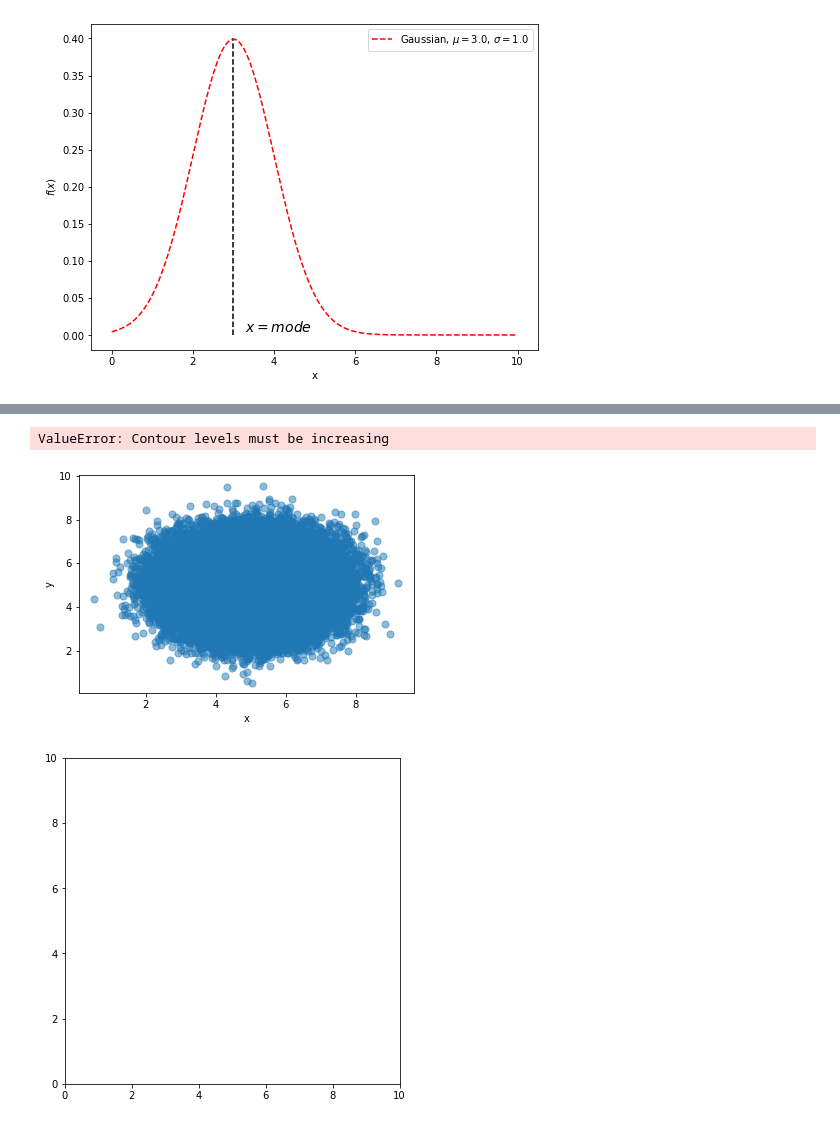
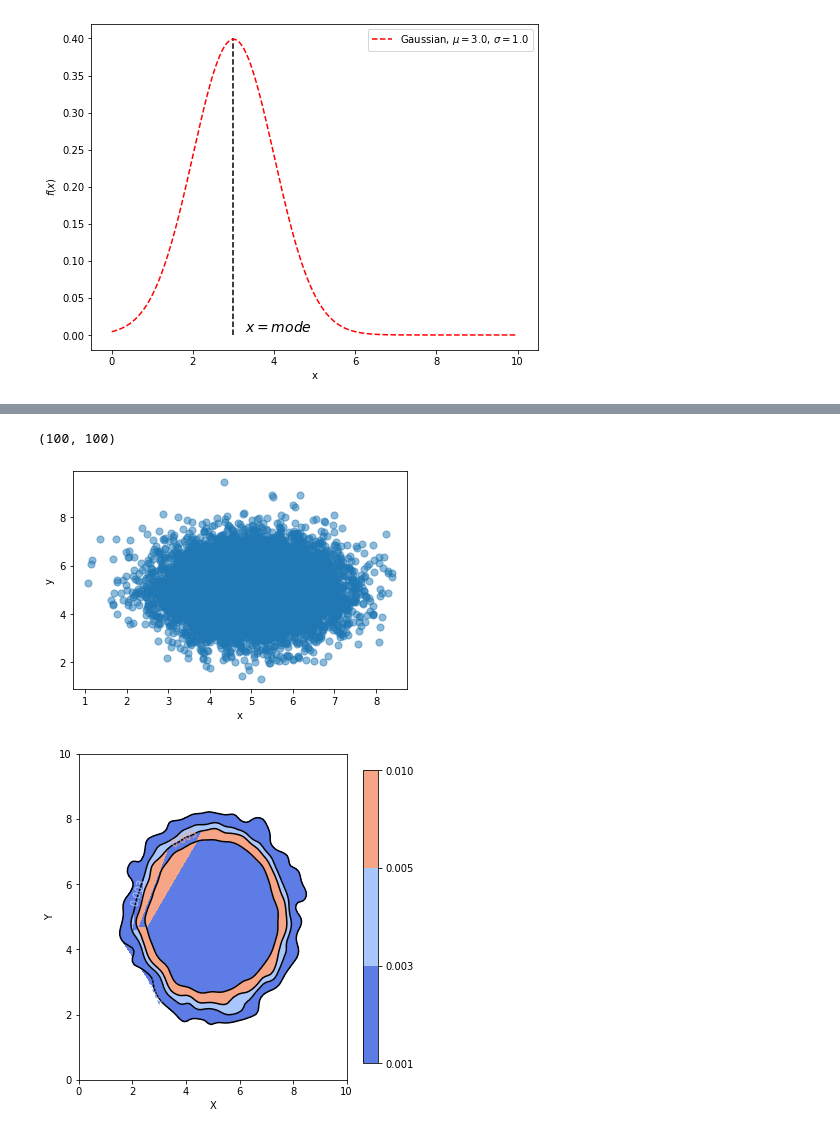
Before and after one commit to keaveney/StatisticsLectures, a Jupyter notebook: lecture 2 more basics, parameter estimation.ipynb, the cells around one changed output, grey strips where cells are left out. Cells and saved outputs as stored; diff of their text form; code cells hidden in the pictures.

```diff
--- a/lecture 2 more basics, parameter estimation.ipynb
+++ b/lecture 2 more basics, parameter estimation.ipynb
@@ -130,7 +131,7 @@ ax = fig.add_subplot(111)
 # Fixing random state for reproducibility
 np.random.seed(19680801)
 
-N = 100000
+N = 10000
 
 x = np.random.normal(loc=loc1, scale=scale1, size=N)
 y = np.random.normal(loc=loc1, scale=scale1, size=N)
@@ -198,35 +199,37 @@ ymax = 10.0
 xx, yy = np.mgrid[xmin:xmax:100j, ymin:ymax:100j]
 
 # make 1-2 vector of the postions in the meshgrid
 positions = np.vstack([xx.ravel(), yy.ravel()])
 
 # make 2xN matrix of the values of the gauusian blobs
 values = np.vstack([x, y])
 
 # extract gaussian function from the values
 kernel = st.gaussian_kde(values)
 
 # calculate values of the function at the por-defined positions
 f = np.reshape(kernel(positions).T, xx.shape)
 
+print(f.shape)
+
 #plot
 fig = plt.figure(figsize=(6,6))
 ax = fig.gca()
 ax.set_xlim(xmin, xmax)
 ax.set_ylim(ymin, ymax)
-levels = [0.001, 0.002, 0.003, 0.0004, 0.0005, 0.0006, 0.0007]
+levels = [0.001, 0.003, 0.005, 0.01]
 cset = ax.contour(xx, yy, f, levels=levels, colors='k')
-#cfset = ax.contourf(xx, yy, f, levels=levels, cmap='coolwarm')
+cfset = ax.contourf(xx, yy, f, levels=levels, cmap='coolwarm')
 
 #ax.imshow(np.rot90(f), cmap='coolwarm', extent=[xmin, xmax, ymin, ymax])
 fig.colorbar(cfset, ax=ax, shrink=0.9)
 
 #cset = ax.contour(xx, yy, f, colors='k')
 ax.clabel(cfset, inline=1, fontsize=10)
 ax.set_xlabel('X')
 ax.set_ylabel('Y')
 plt.show()
 # %% [output]
-ValueError: Contour levels must be increasing
+(100, 100)
-[figure, old version]
+[figure, new version]
-[figure, old version]
+[figure, new version]
```
Also changed, not shown: parts of 5 cells of this notebook, 1 other file.
